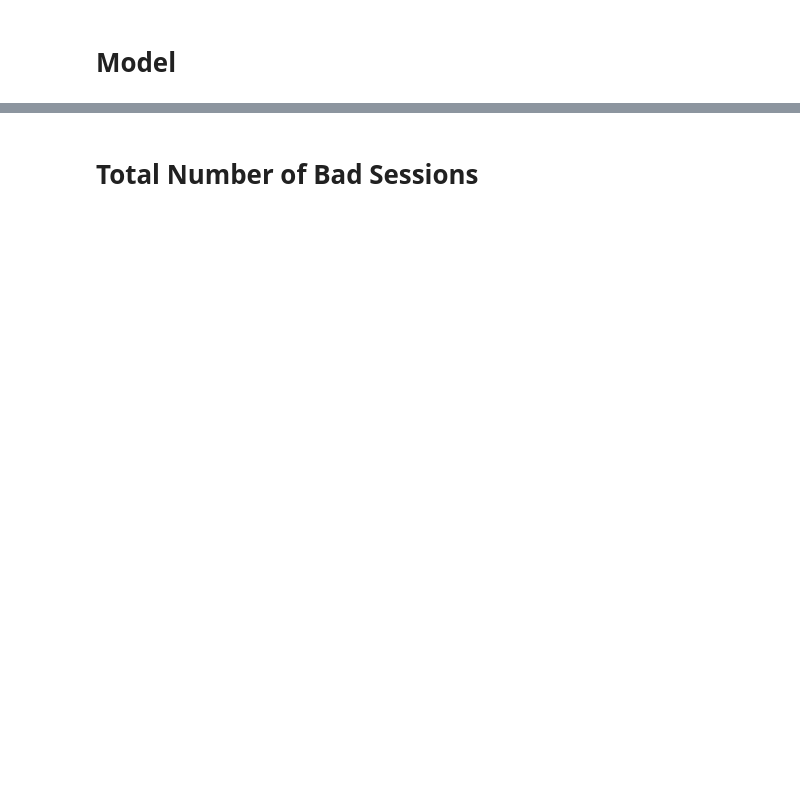
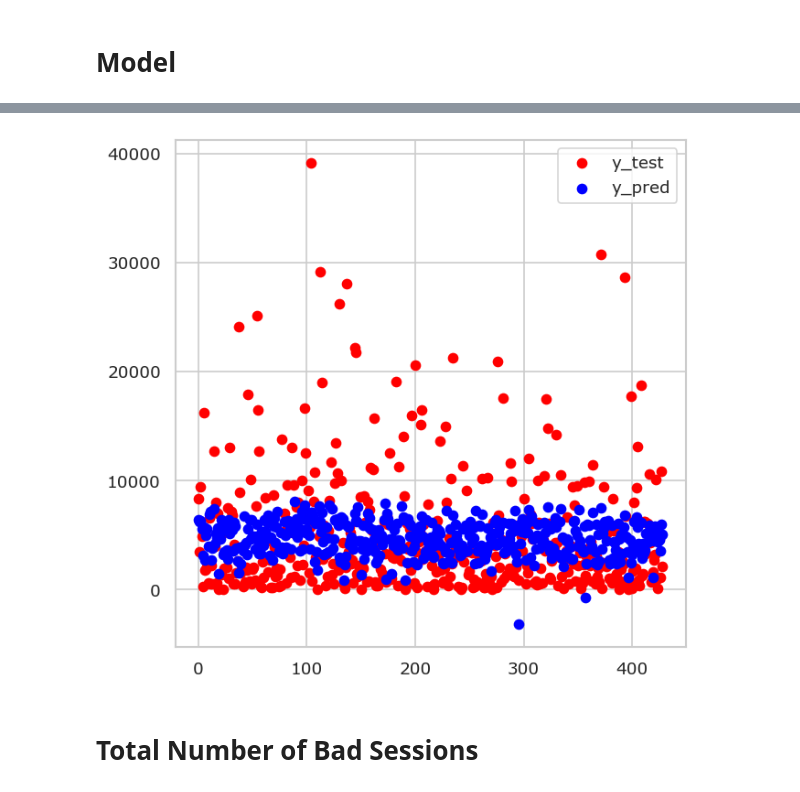
Before and after one commit to VecnaSecrets/sdp_assignment_2, a Jupyter notebook: main.ipynb, the cells around one changed output, grey strips where cells are left out. Saved outputs shown, nothing was run; the diff lists cells and outputs as text; code cells hidden in the pictures; blank space fills up the shorter version.

```diff
--- a/main.ipynb
+++ b/main.ipynb
@@ -75,0 +261,5 @@ X_train, X_test, y_train, y_test = train_test_split(X, y, test_size=0.2)
+# %%
+df_train, df_test = train_test_split(df, test_size=0.1)
+
+df_train = df_train.reset_index(drop=True)
+df_test = df_test.reset_index(drop=True)
@@ -76,2 +279,10 @@ X_train, X_test, y_train, y_test = train_test_split(X, y, test_size=0.2)
+# %%
+# X_train, X_test, y_train, y_test = train_test_split(X, y, test_size=0.1)
+
+X_train = df_train.drop(labels=["timestamp_ptp"], axis=1)
+X_test = df_test.drop(labels=["timestamp_ptp"], axis=1)
+
+y_train = df_train.timestamp_ptp
+y_test = df_test.timestamp_ptp
 # %% [markdown]
 # Model
@@ -78,3 +306,8 @@ X_train, X_test, y_train, y_test = train_test_split(X, y, test_size=0.2)
+# %%
+pipeline = make_pipeline(PolynomialFeatures(degree=2), LassoCV(max_iter=10000))
+pipeline.fit(X=X_train, y=y_train)
+
+y_pred = pipeline.predict(X=X_test)
 # %%
-model = RidgeCV()
-y_pred = model.fit(X=X_train, y=y_train).predict(X=X_test)
+# model = RidgeCV()
+# y_pred = model.fit(X=X_train, y=y_train).predict(X=X_test)
@@ -94,2 +334,13 @@ R^2 Score 0.04233152395362305
+# %%
+figure = plt.figure(figsize=(6, 6), dpi=120)
+subplot = figure.add_subplot()
+
+subplot.scatter(x=np.arange(len(y_test)), y=y_test, c="red", label="y_test")
+subplot.scatter(x=np.arange(len(y_pred)), y=y_pred, c="blue", label="y_pred")
+
+plt.legend()
+plt.show()
+# %% [output]
+[figure, added]
 # %% [markdown]
 # Total Number of Bad Sessions
```
Also changed, not shown: parts of 28 cells of this notebook.
